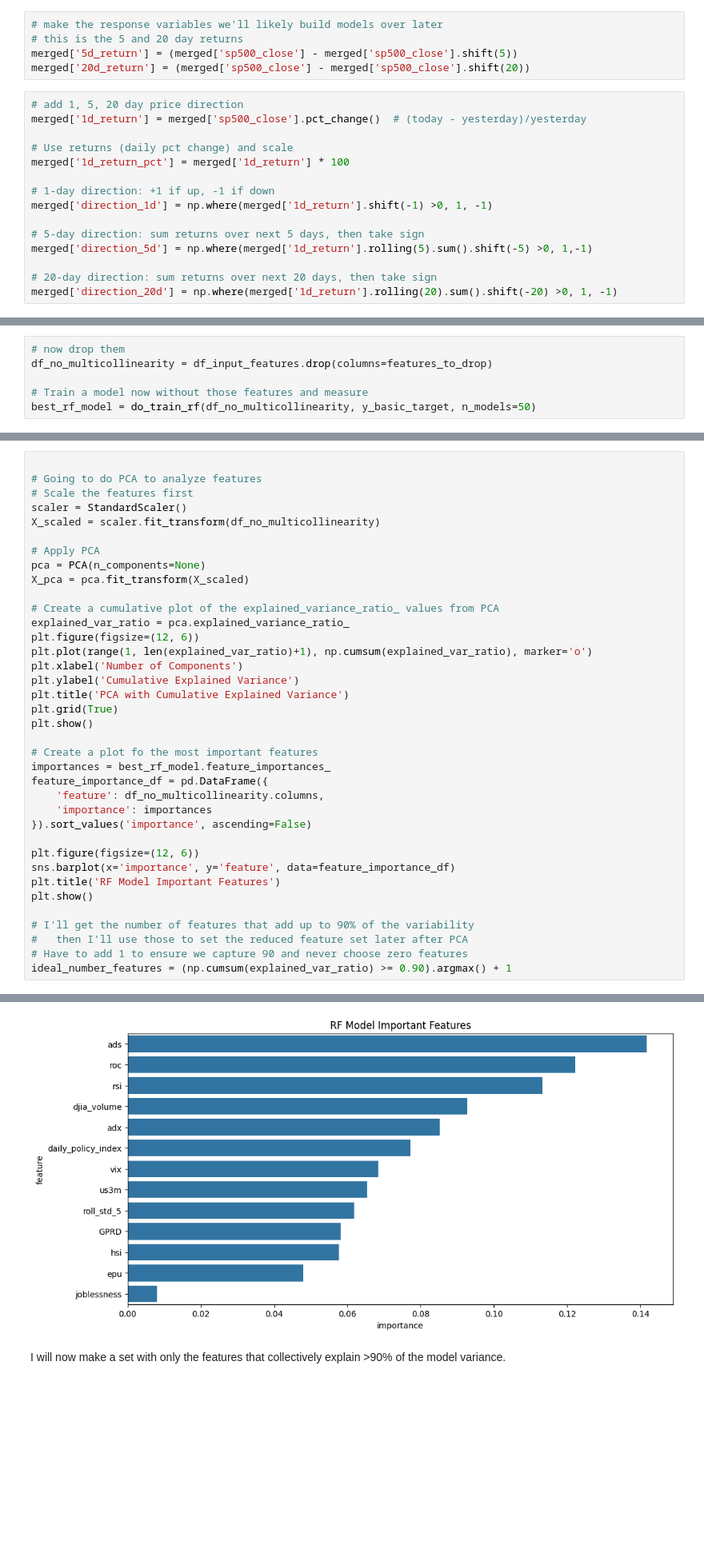
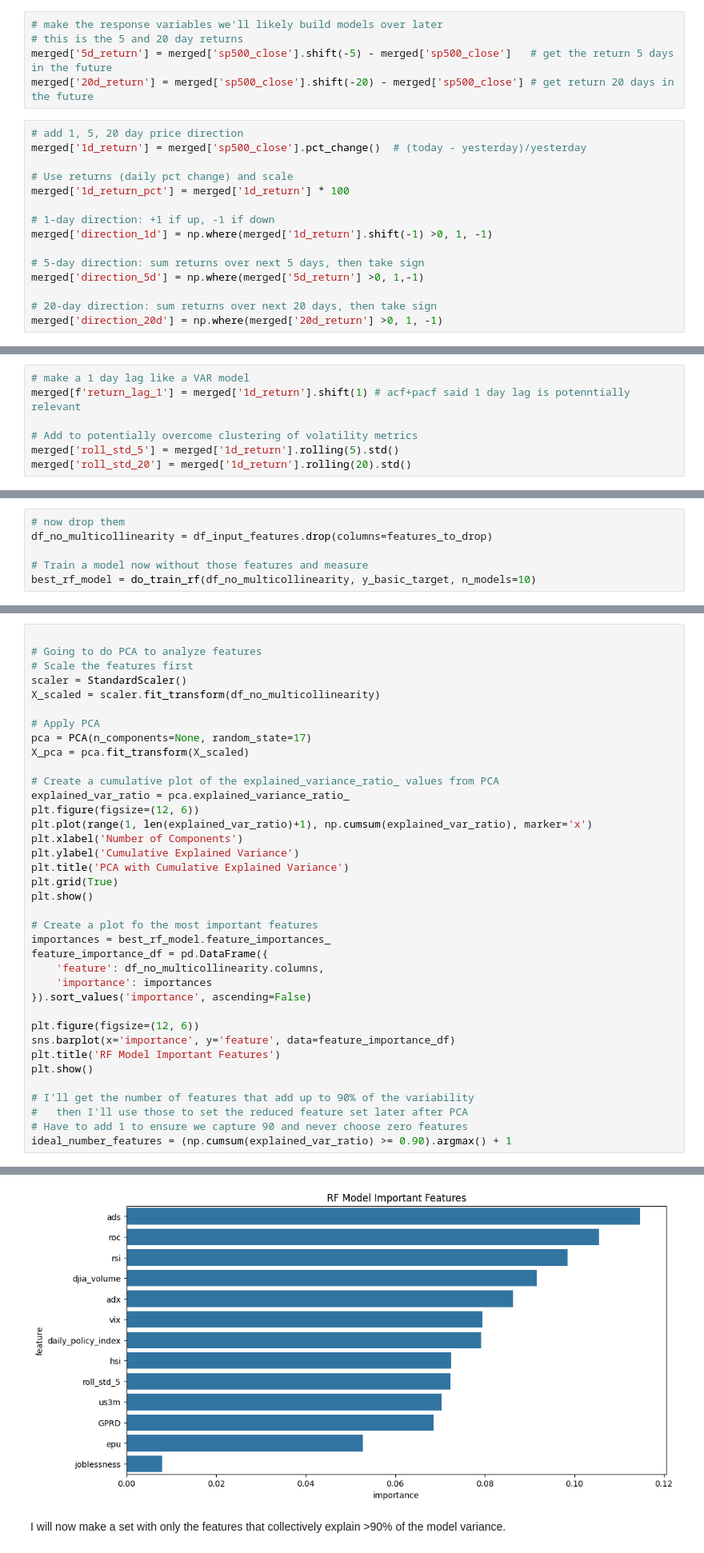
Before and after one commit to dkrapohl/UWF_DataScience_Capstone, a Jupyter notebook: DS_Capstone.ipynb, the cells around one changed output, grey strips where cells are left out. Shown at 80% size. Saved outputs shown, nothing was run; the diff lists cells and outputs as text; blank space fills up the shorter version.

Commit message:
complete through future usage code

```diff
--- a/DS_Capstone.ipynb
+++ b/DS_Capstone.ipynb
@@ -277,8 +294,8 @@ display(merged.describe(percentiles=[0.5]))
 # %%
 # make the response variables we'll likely build models over later
 # this is the 5 and 20 day returns
-merged['5d_return'] = (merged['sp500_close'] - merged['sp500_close'].shift(5))
-merged['20d_return'] = (merged['sp500_close'] - merged['sp500_close'].shift(20))
+merged['5d_return'] = merged['sp500_close'].shift(-5) - merged['sp500_close']   # get the return 5 days in the future
+merged['20d_return'] = merged['sp500_close'].shift(-20) - merged['sp500_close'] # get return 20 days in the future
 # %%
 # add 1, 5, 20 day price direction
 merged['1d_return'] = merged['sp500_close'].pct_change()  # (today - yesterday)/yesterday
@@ -290,7 +307,7 @@ merged['1d_return_pct'] = merged['1d_return'] * 100
 merged['direction_1d'] = np.where(merged['1d_return'].shift(-1) >0, 1, -1)
 
 # 5-day direction: sum returns over next 5 days, then take sign
-merged['direction_5d'] = np.where(merged['1d_return'].rolling(5).sum().shift(-5) >0, 1,-1)
+merged['direction_5d'] = np.where(merged['5d_return'] >0, 1,-1)
 
 # 20-day direction: sum returns over next 20 days, then take sign
-merged['direction_20d'] = np.where(merged['1d_return'].rolling(20).sum().shift(-20) >0, 1, -1)
+merged['direction_20d'] = np.where(merged['20d_return'] >0, 1, -1)
@@ -340,6 +359,13 @@ merged['ema_26'] = merged['sp500_close'].ewm(span=26, adjust=False).mean()
 # Simple Moving Average (SMA)
 merged['sma_5'] = merged['sp500_close'].rolling(window=5).mean()
 merged['sma_20'] = merged['sp500_close'].rolling(window=20).mean()
+# %%
+# make a 1 day lag like a VAR model
+merged[f'return_lag_1'] = merged['1d_return'].shift(1) # acf+pacf said 1 day lag is potenntially relevant
+
+# Add to potentially overcome clustering of volatility metrics
+merged['roll_std_5'] = merged['1d_return'].rolling(5).std()
+merged['roll_std_20'] = merged['1d_return'].rolling(20).std()
 # %%
 df=merged
 df.head(2)
@@ -767,5 +688,5 @@ High multicollinearity (VIF > 10):
 df_no_multicollinearity = df_input_features.drop(columns=features_to_drop)
 
 # Train a model now without those features and measure
-best_rf_model = do_train_rf(df_no_multicollinearity, y_basic_target, n_models=50)
+best_rf_model = do_train_rf(df_no_multicollinearity, y_basic_target, n_models=10)
 # %% [output]
@@ -786,38 +716,38 @@ scaler = StandardScaler()
 X_scaled = scaler.fit_transform(df_no_multicollinearity)
 
 # Apply PCA
-pca = PCA(n_components=None)
+pca = PCA(n_components=None, random_state=17)
 X_pca = pca.fit_transform(X_scaled)
 
 # Create a cumulative plot of the explained_variance_ratio_ values from PCA
 explained_var_ratio = pca.explained_variance_ratio_
 plt.figure(figsize=(12, 6))
-plt.plot(range(1, len(explained_var_ratio)+1), np.cumsum(explained_var_ratio), marker='o')
+plt.plot(range(1, len(explained_var_ratio)+1), np.cumsum(explained_var_ratio), marker='x')
 plt.xlabel('Number of Components')
 plt.ylabel('Cumulative Explained Variance')
 plt.title('PCA with Cumulative Explained Variance')
 plt.grid(True)
 plt.show()
 
 # Create a plot fo the most important features
 importances = best_rf_model.feature_importances_
 feature_importance_df = pd.DataFrame({
     'feature': df_no_multicollinearity.columns,
     'importance': importances
 }).sort_values('importance', ascending=False)
 
 plt.figure(figsize=(12, 6))
 sns.barplot(x='importance', y='feature', data=feature_importance_df)
 plt.title('RF Model Important Features')
 plt.show()
 
 # I'll get the number of features that add up to 90% of the variability
 #   then I'll use those to set the reduced feature set later after PCA
 # Have to add 1 to ensure we capture 90 and never choose zero features
 ideal_number_features = (np.cumsum(explained_var_ratio) >= 0.90).argmax() + 1
 # %% [output]
 [figure]
-[figure, old version]
+[figure, new version]
 # %% [markdown]
 I will now make a set with only the features that collectively explain >90% of the model variance.
 # %%
```
Also changed, not shown: parts of 99 cells of this notebook, 1 other file.
